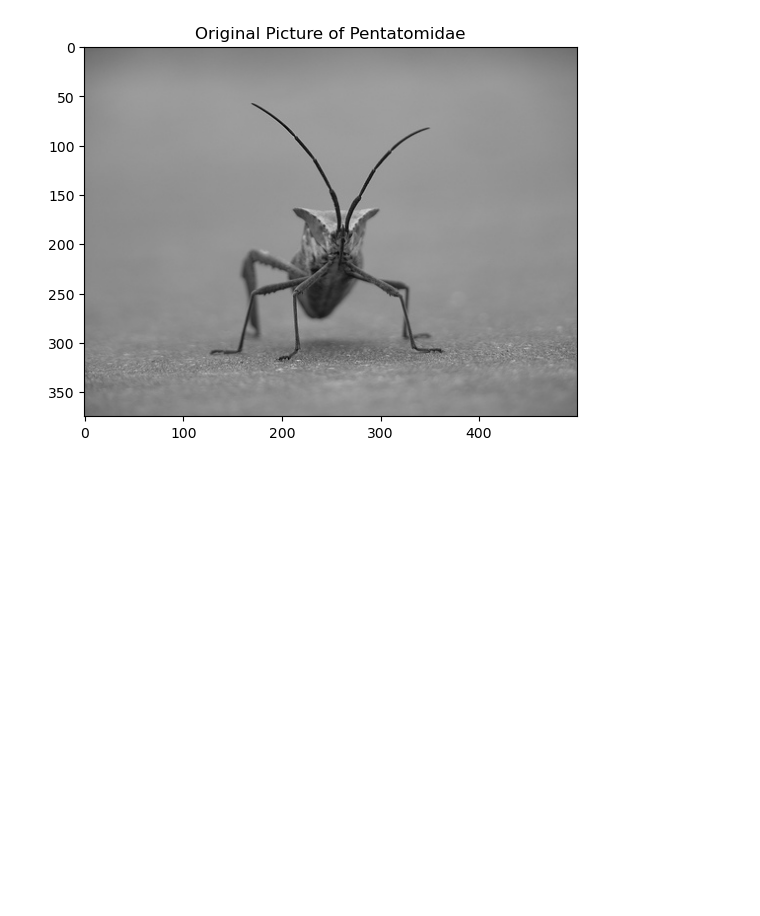
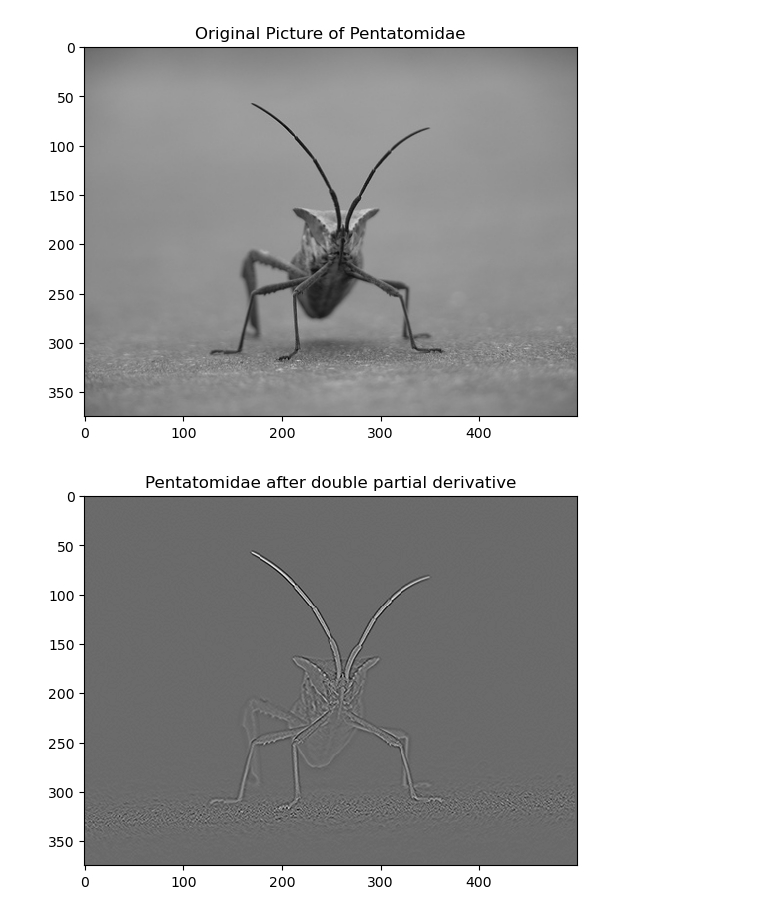
Before and after one commit to AugOks/Gruppe5Prosjekt, a Jupyter notebook: matteOppgaveVaar (2).ipynb, the cells around one changed output. Cells and saved outputs as stored; diff of their text form; code cells hidden in the pictures; blank space fills up the shorter version.

```diff
--- a/matteOppgaveVaar (2).ipynb
+++ b/matteOppgaveVaar (2).ipynb
@@ -94,49 +94,55 @@ plt.imshow(fgradabs, cmap="Greys", interpolation='none')
 plt.title("(1F/G) Bug after Edge Detection")
 plt.show()
 # %%
-nablaF = np.zeros((Sy,Sx))
-Gf = np.zeros((Sy,Sx))
-GX=np.linspace(-10,10)
-fuction = np.zeros((Sy,Sx))
+#Oppgave 3
+#Sets the values for the delta of x, y and t
+Dx = 1
+Dy = 1
+Dt=0.5
+function = np.zeros((Sy,Sx))
+Fxx = np.zeros((Sy,Sx))
+Fyy = np.zeros((Sy,Sx))
+image=img[:,:,-1]
+image = image.astype(np.float64)
 
-def g(x, lam):
-     under=(np.sqrt(1+ (((x)**2)/(lam**2))))
-     return 1/under
+#Function
+def F(x,y,t):
+    return image[y,x]
+#Partial derivative numerical function on x
+def F_x( x, y, t):
+    return (F(x + Dx, y, t) -  F(x-Dx, y, t)) /2*Dx
+#Partial derivative numerical function on y
+def F_y( x, y, t):
+    return (F(x , y + Dy,t) -  F(x, y-Dy,t)) /2*Dy
 
+#Second order partial derivative on xx
+def F_xx(x,y,t):
+    return (F_x(x+ Dx ,y,t) - F_x(x- Dx, y,t))/2*Dx
+#Second order partial derivative on yy
+def F_yy(x,y,t):
+    return (F_y(x ,y+ Dy,t) - F_y(x, y- Dy,t))/2*Dy
+
+
+update=10
+for o in range(update):
+    for i in range(Sy-2):
+         for j in range(Sx-2):
+            Fxx[i,j] = F_xx(j,i,0)
+            Fyy[i,j] = F_yy(j,i,0)
+    function = Dt*(Fxx + Fyy)
+plt.imshow(function, cmap=cmap, interpolation='none')
+plt.title("Pentatomidae after double partial derivative")
+plt.show()
+
+
+max=np.max(function)
 for i in range(Sy):
     for j in range(Sx):
-        nablaF[i,j] =nablaf_x(Fxx[i,j], Fyy[i,j])
-        Gf[i,j] = g(nablaF[i,j], 0.05)
-        function[i,j] = Gf[i,j] * (Fxx[i,j]+ Fyy[i,j])
+        function[i,j] = (function[i,j]/ max)
+        function[i,j] = kutt(function[i,j],0.05)
 
-max=np.max(function)
-
-for i in range(Sy):
-    for j in range(Sx):
-        function[i,j] = function[i,j]/max
-        function[i,j] = kutt(function[i,j],0.5)
-
-#Task A -Graph for function g
-plt.plot(GX,g(GX,1.0))
-plt.xlabel("Values of x")
-plt.ylabel("Values of g(x)")
-plt.title("Graf of function g, lambda=0.1")
+plt.imshow(function, cmap="Greys", interpolation='none')
+plt.title("After double partial derivative and edge detection")
 plt.show()
-
-plt.plot(GX,g(GX,5))
-plt.xlabel("Values of x")
-plt.ylabel("Values of g(x)")
-plt.title("Graf of function g, lambda=5")
-plt.show()
-
-"""
-With values where nambla f is closer to zero, g(nambla f) starts to increase.
-With large values of nambla f, the output will be decrese og g(x).
-When abs(lambda) is higher, the output for g(nambla f) be have an overall increse
-and the graph gets more rounded. However the graph increses when nambla f is close to zero.
-Since nabla is myltiplied by itself, the value from g(x) is symetrical on both sides of x=0.
-"""
-
-plt.imshow(function, cmap="Grays", interpolation='none')
-plt.title("Pentatomidae after more diffusion, lambda=0.05")
-plt.show
+# %% [output]
+[figure, added]
```
Also changed, not shown: parts of 2 cells of this notebook.
